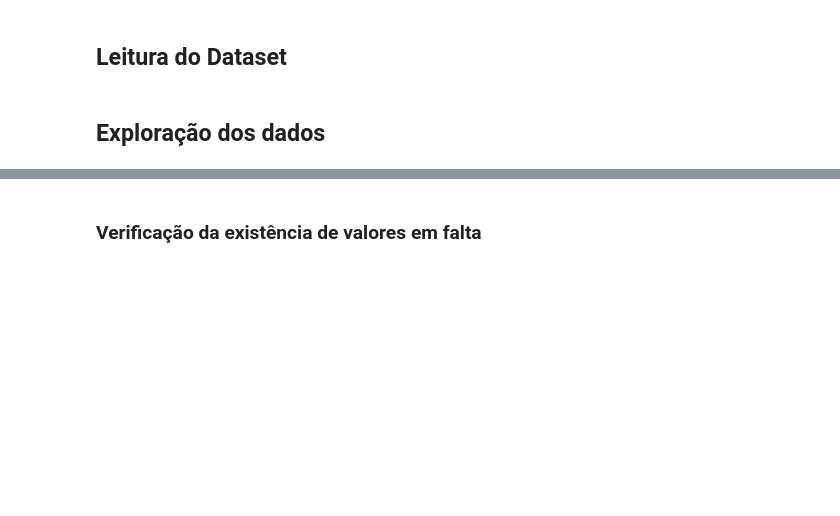
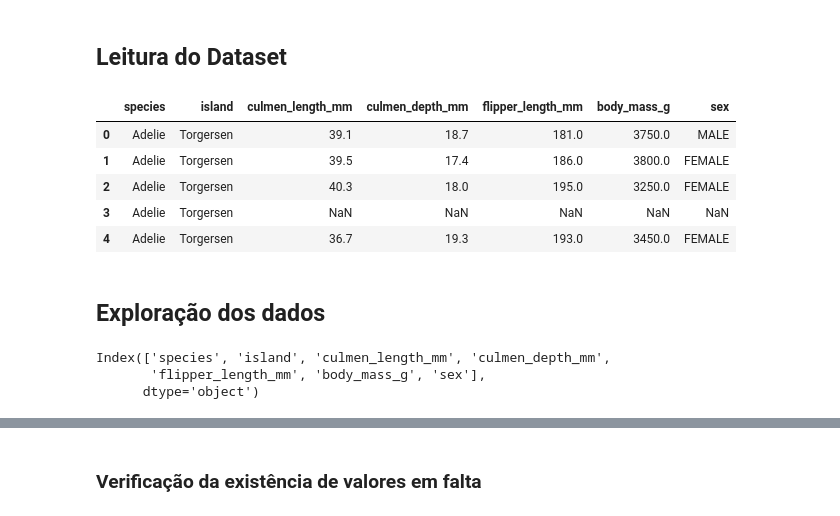
Before and after one commit to PietroPan/MachineLearning, a Jupyter notebook: pinguins.ipynb, the cells around one changed output, grey strips where cells are left out. Cells and saved outputs as stored; diff of their text form; code cells hidden in the pictures; blank space fills up the shorter version.

```diff
--- a/pinguins.ipynb
+++ b/pinguins.ipynb
@@ -11,13 +11,24 @@ import matplotlib.pyplot as plt
 ## Leitura do Dataset
 # %%
 #Leitura do dataset
-penguins = pd.read_csv("../input/palmer-archipelago-antarctica-penguin-data/penguins_size.csv")
+penguins = pd.read_csv("Datasets/penguins_size.csv")
 #Observar algumas linhas do dataset
 penguins.head()
+# %% [output]
+|  | species | island | culmen_length_mm | culmen_depth_mm | flipper_length_mm | body_mass_g | sex |
+| 0 | Adelie | Torgersen | 39.1 | 18.7 | 181.0 | 3750.0 | MALE |
+| 1 | Adelie | Torgersen | 39.5 | 17.4 | 186.0 | 3800.0 | FEMALE |
+| 2 | Adelie | Torgersen | 40.3 | 18.0 | 195.0 | 3250.0 | FEMALE |
+| 3 | Adelie | Torgersen | NaN | NaN | NaN | NaN | NaN |
+| 4 | Adelie | Torgersen | 36.7 | 19.3 | 193.0 | 3450.0 | FEMALE |
 # %% [markdown]
 ## Exploração dos dados
 # %%
 penguins.columns
+# %% [output]
+Index(['species', 'island', 'culmen_length_mm', 'culmen_depth_mm',
+       'flipper_length_mm', 'body_mass_g', 'sex'],
+      dtype='object')
 # %% [markdown]
 * **species**: espécies de pinguins
 * **culmen_length_mm**: comprimento do *culmen* em milímetros
```
Also changed, not shown: parts of 56 cells of this notebook.
